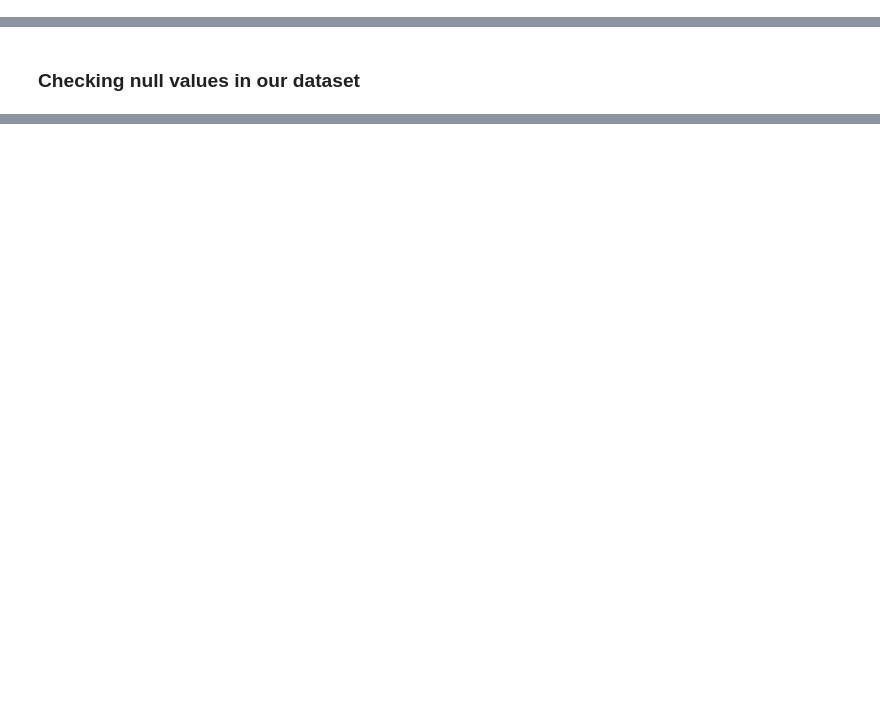
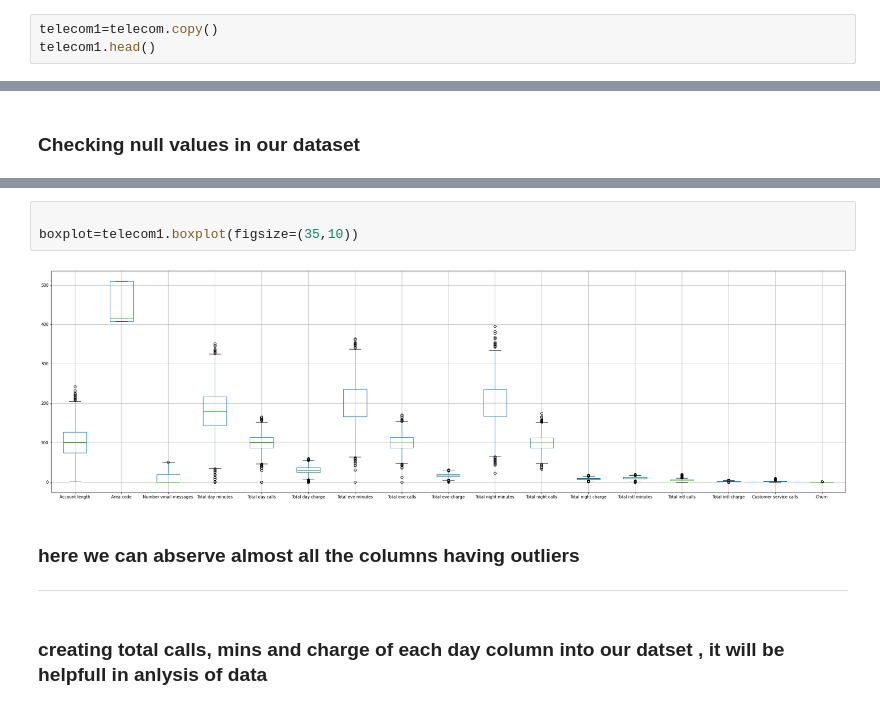
Before and after one commit to Manojpatil123/Capstone-project-eda-on-telecom-chrun, a Jupyter notebook: Telecom_Churn_Analysis_Capstone_Project.ipynb, the cells around one changed output, grey strips where cells are left out. Cells and saved outputs as stored; diff of their text form; blank space fills up the shorter version.

```diff
--- a/Telecom_Churn_Analysis_Capstone_Project.ipynb
+++ b/Telecom_Churn_Analysis_Capstone_Project.ipynb
@@ -155,0 +174,3 @@ telecom.describe(include=['O','bool'])
+# %%
+telecom1=telecom.copy()
+telecom1.head()
@@ -179,0 +246,11 @@ from the above result we can observe there is no null value in our data set
+# %%
+
+boxplot=telecom1.boxplot(figsize=(35,10))
+# %% [output]
+[figure, added]
+# %% [markdown]
+### here we can abserve almost all the columns having outliers
+
+---
+# %% [markdown]
+### creating total calls, mins and charge of each day column into our datset , it will be helpfull in anlysis of data
```
Also changed, not shown: parts of 35 cells of this notebook.
